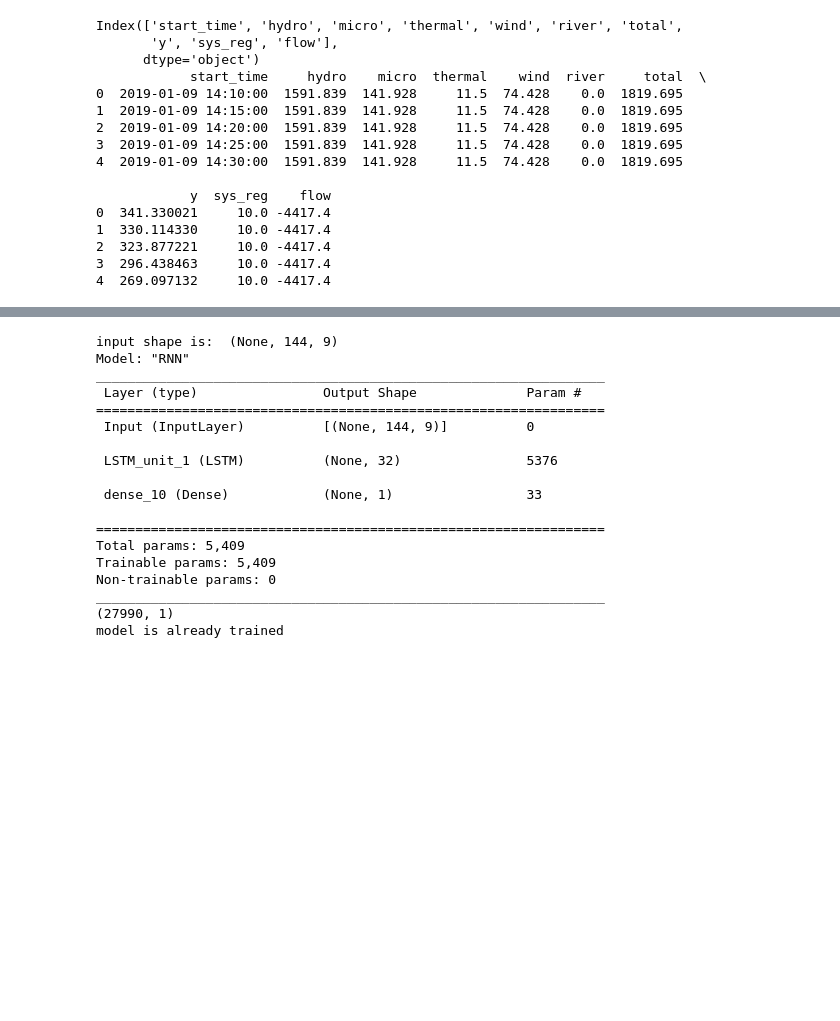
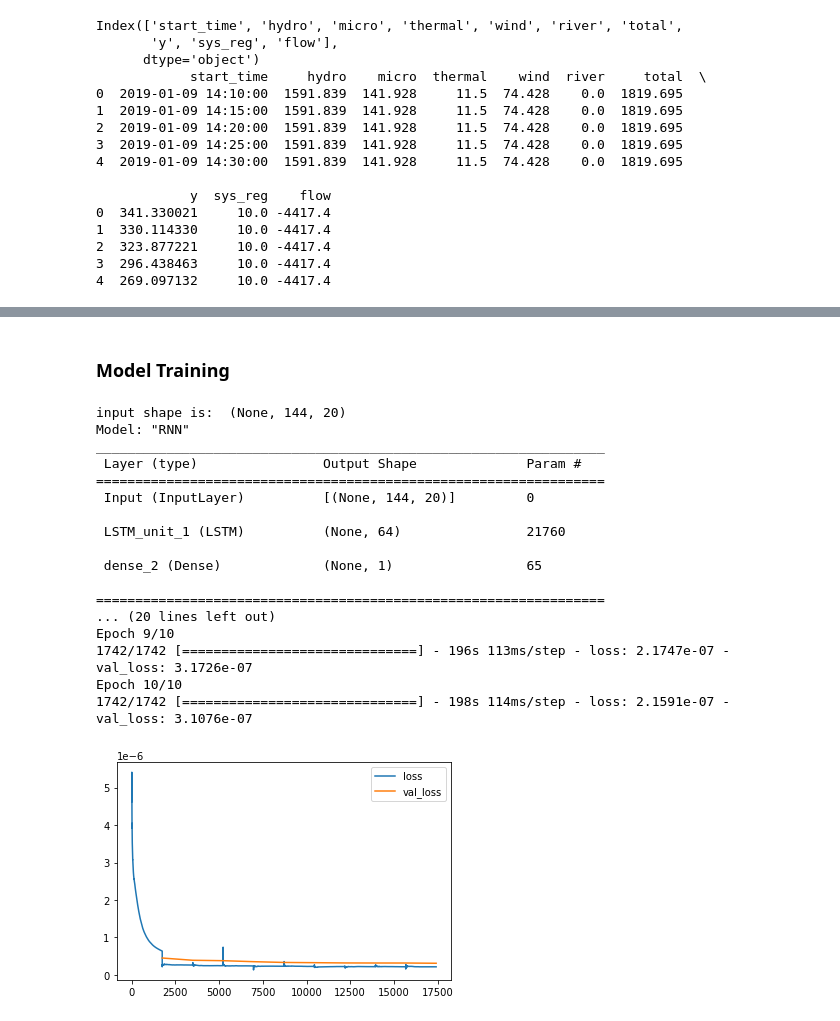
Before and after one commit to Siperjack/Deep_Learning_Projects, a Jupyter notebook: A3/main.ipynb, the cells around one changed output, grey strips where cells are left out. Saved outputs shown, nothing was run; the diff lists cells and outputs as text; code cells hidden in the pictures; blank space fills up the shorter version.

```diff
--- a/A3/main.ipynb
+++ b/A3/main.ipynb
@@ -178,25 +283,45 @@ y_val shape is:  (27990, 1)
+# %% [markdown]
+### Model Training
 # %%
-trained = True
-model = RNN(n_seq = N_seq, n_dim = 9, filename = "./models/LSTM32144", trained = trained)#LSTMXXYY means X in lst parameter an Y seq_length
-print(model.predict(x_val).shape)
-model.train(x_train, y_train, x_val, y_val, epochs = 20, batch_size = 4*128)
+trained = False
+test_model = False
+if test_model:
+    model = RNN(n_seq = N_seq, n_dim = N_dim, num_LSTM = 4, filename = "./models/test", trained = trained)#LSTMXXYY means X in lst parameter an Y seq_length
+    history = model.train(x_train[::10], y_train[::10], x_val, y_val, epochs = 2, batch_size = 8*128)
+
+else:
+    model = RNN(n_seq = N_seq, n_dim = N_dim, num_LSTM = 64, filename = "./models/LSTM32144full10epoch", trained = trained)#LSTMXXYY means X in lst parameter an Y seq_length
+    history = model.train(x_train, y_train, x_val, y_val, epochs = 10, batch_size = 128)
+
+if not trained:
+    y1=history.history['loss']
+    y2=history.history['val_loss']
+    x1 = np.arange( len(y1))
+    k=len(y1)/len(y2)
+    x2 = np.arange(k,len(y1)+1,k)
+    fig, ax = plt.subplots()
+    line1, = ax.plot(x1, y1, label='loss')
+    line2, = ax.plot(x2, y2, label='val_loss')
+    ax.legend()
+    plt.show()
+    fig.savefig(model.history_filename)
 # %% [output]
-input shape is:  (None, 144, 9)
+input shape is:  (None, 144, 20)
 Model: "RNN"
 _________________________________________________________________
  Layer (type)                Output Shape              Param #
 =================================================================
- Input (InputLayer)          [(None, 144, 9)]          0
+ Input (InputLayer)          [(None, 144, 20)]         0
 
- LSTM_unit_1 (LSTM)          (None, 32)                5376
+ LSTM_unit_1 (LSTM)          (None, 64)                21760
 
- dense_10 (Dense)            (None, 1)                 33
+ dense_2 (Dense)             (None, 1)                 65
 
 =================================================================
-Total params: 5,409
-Trainable params: 5,409
-Non-trainable params: 0
-_________________________________________________________________
-(27990, 1)
-model is already trained
+... (20 lines left out)
+Epoch 9/10
+1742/1742 [==============================] - 196s 113ms/step - loss: 2.1747e-07 - val_loss: 3.1726e-07
+Epoch 10/10
+1742/1742 [==============================] - 198s 114ms/step - loss: 2.1591e-07 - val_loss: 3.1076e-07
+[figure, added]
 # %%
```
Also changed, not shown: parts of 14 cells of this notebook, 12 other files.
